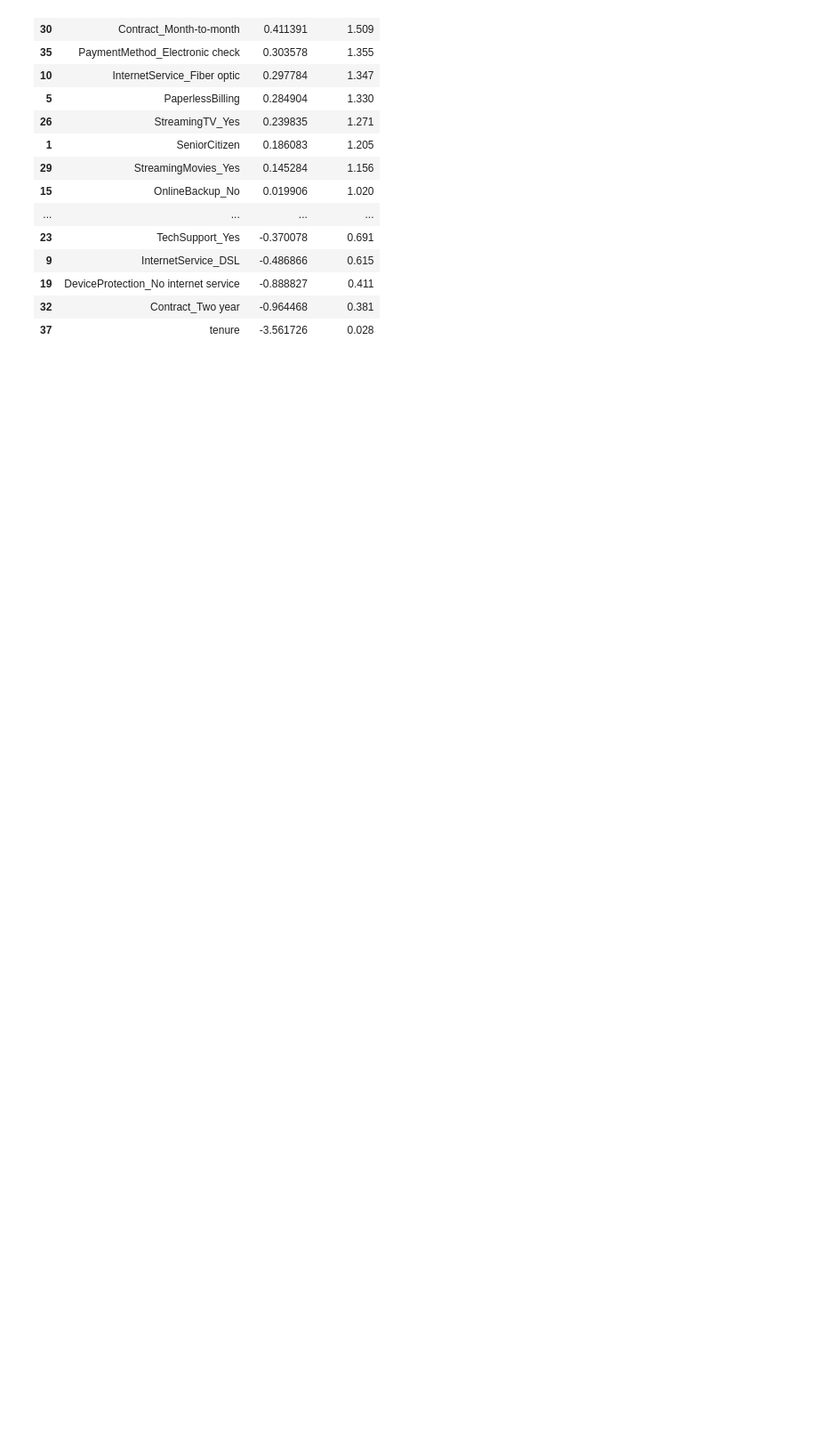
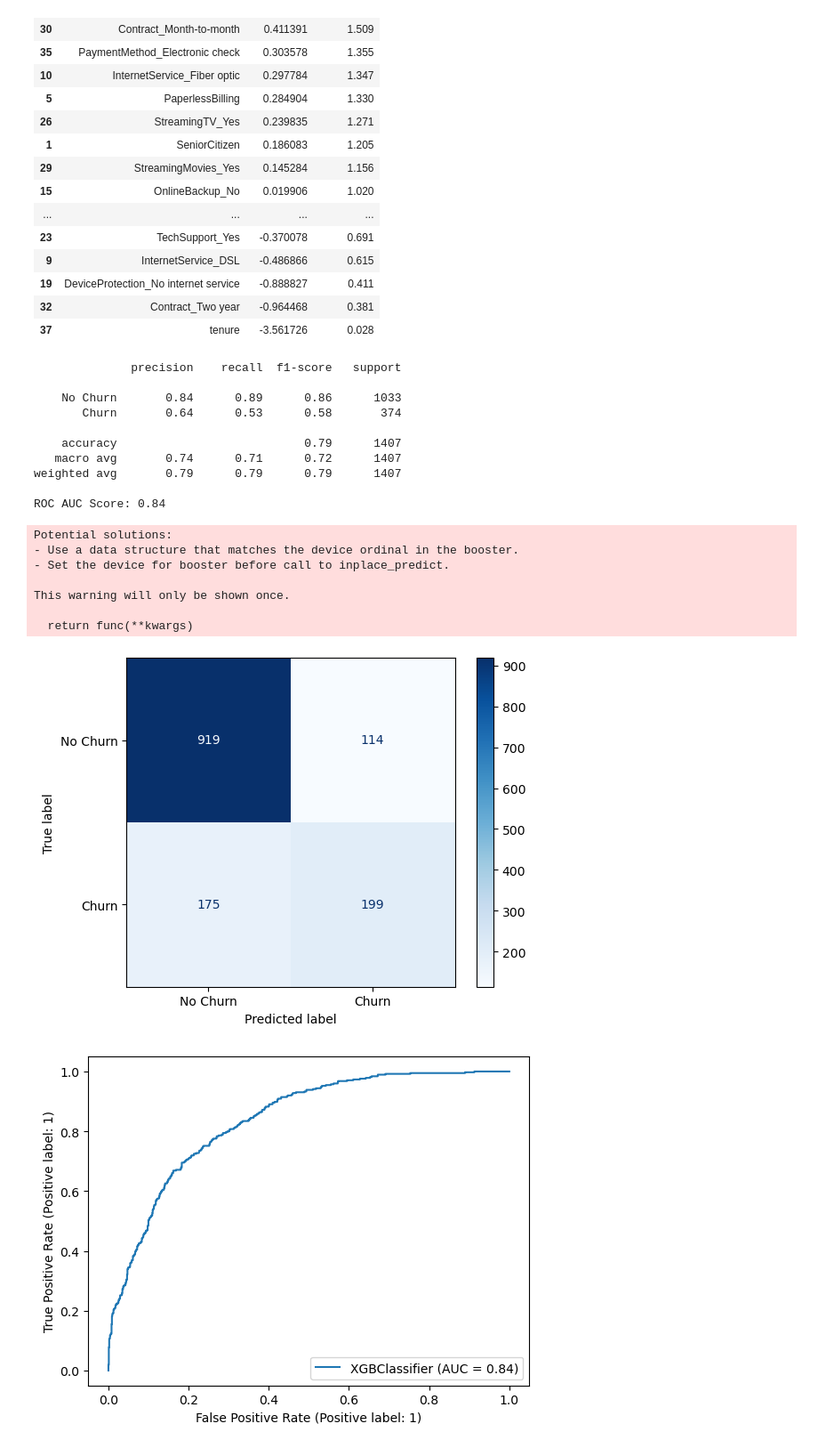
Before and after one commit to marsstr8n/Customer-Churn-Predictor, a Jupyter notebook: notebooks/eda_modelling_2nd_stage.ipynb, the cells around one changed output. Shown at 89% size. Cells and saved outputs as stored; diff of their text form; code cells hidden in the pictures; blank space fills up the shorter version.

```diff
--- a/notebooks/eda_modelling_2nd_stage.ipynb
+++ b/notebooks/eda_modelling_2nd_stage.ipynb
@@ -566,0 +582,53 @@ coefficients
+# %%
+# use XGBoost here to interpret with SHAP
+# === Next model: XGBoost - major upgrade over DecisionTreeClassifier ===
+# Ensembles of many trees - fix previous errors - low bias and reduced variance
+
+from xgboost import XGBClassifier
+
+xgb = XGBClassifier( # set a standard params
+    device="cuda",
+    n_estimators=200,
+    learning_rate=0.05,
+    max_depth=3,
+    subsample=0.8,
+    colsample_bytree=0.8,
+    objective="binary:logistic",
+    eval_metric = "logloss",
+    random_state=42,
+    enable_categorical=True
+
+)
+
+# convert object columns to Pandas 'category'
+for df in [X_train, X_test]:              # repeat for any other splits
+    obj_cols = df.select_dtypes(include="object").columns
+    df[obj_cols] = df[obj_cols].astype("category")
+
+xgb.fit(X_train, y_train)
+
+evaluator = ModelEvaluator(X_test, y_test, target_names=["No Churn", "Churn"])
+
+# Evaluate multiple models easily
+evaluator.evaluate(xgb)
+# evaluator.evaluate(another_model)
+# %% [output]
+              precision    recall  f1-score   support
+
+    No Churn       0.84      0.89      0.86      1033
+       Churn       0.64      0.53      0.58       374
+
+    accuracy                           0.79      1407
+   macro avg       0.74      0.71      0.72      1407
+weighted avg       0.79      0.79      0.79      1407
+
+ROC AUC Score: 0.84
+Potential solutions:
+- Use a data structure that matches the device ordinal in the booster.
+- Set the device for booster before call to inplace_predict.
+
+This warning will only be shown once.
+
+  return func(**kwargs)
+[figure, added]
+[figure, added]
```
Also changed, not shown: parts of 16 cells of this notebook, 7 other files.
